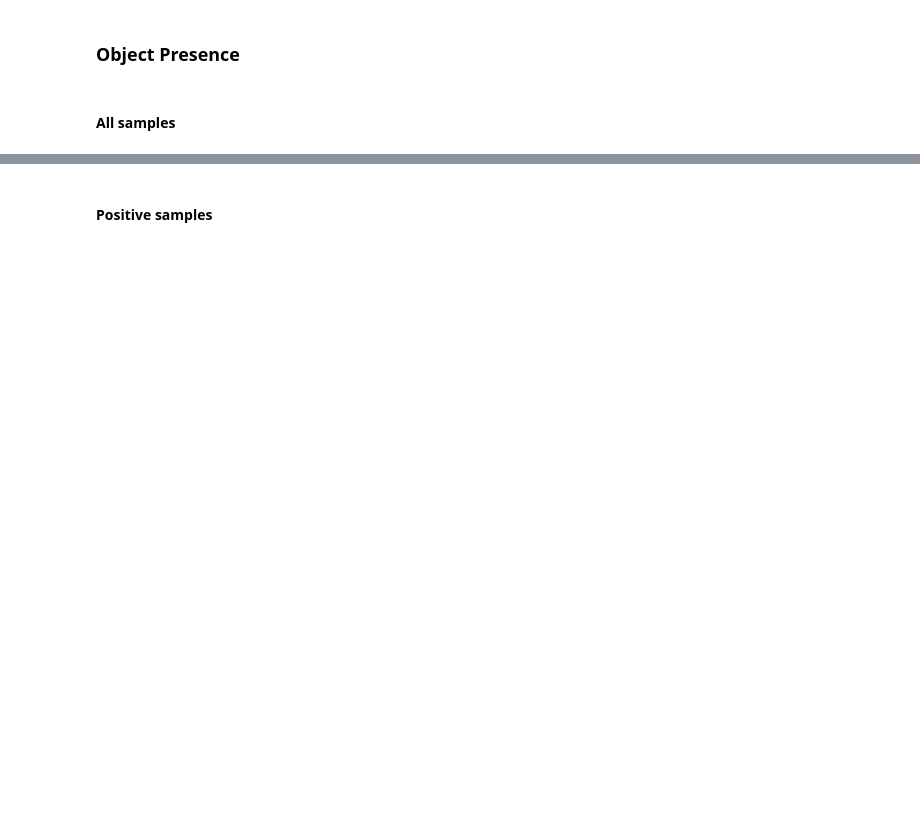
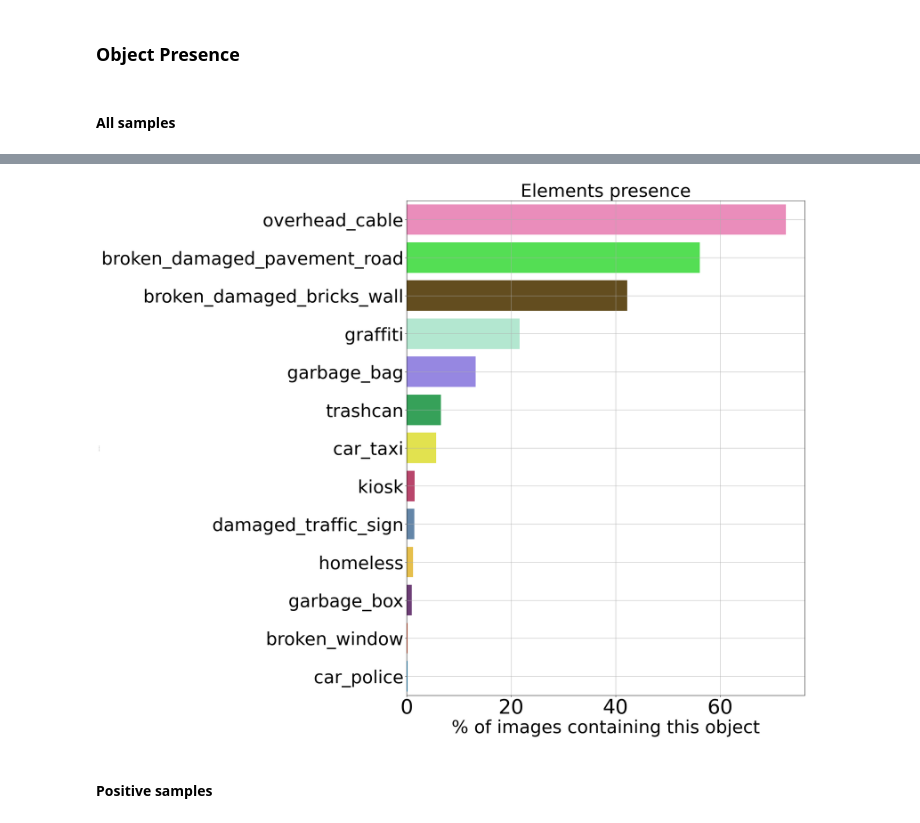
Before and after one commit to Famveer/UrbanPD4k, a Jupyter notebook: notebooks/Data/UPD4k/Create_UPD4k.ipynb, the cells around one changed output, grey strips where cells are left out. Saved outputs shown, nothing was run; the diff lists cells and outputs as text; code cells hidden in the pictures; blank space fills up the shorter version.

```diff
--- a/notebooks/Data/UPD4k/Create_UPD4k.ipynb
+++ b/notebooks/Data/UPD4k/Create_UPD4k.ipynb
@@ -59,0 +54,8 @@ objects_df
+# %%
+from py.datasets.segmentation import UPD4KDataset
+
+uss = UPD4KDataset(data_path=UPD4K_DIR)
+uss.load(dataset=cfg.SEG_DATASET, data_path=SEG_DATASET_DIR)
+# %%
+objects_df = uss.get_urban_street_categories(by_groups=False)
+objects_df
@@ -60,3 +76,8 @@ objects_df
+# %%
+from py.datasets.segmentation import MaskProcessor, FeatureProcessor
+
+mask_processor = MaskProcessor()
+feature_processor = FeatureProcessor()
 # %% [markdown]
 ### Merging masks
 # %%
@@ -105,10 +126,10 @@ for idx, current_city in enumerate(["Rio De Janeiro"]):
                                     .open(f'{current_city}/SegmentationClass/{current_id}.png')
                                 ).convert("RGB")
 
-                colors_tuple = uss.calculate_unique_colors(manual_img_seg, to_tuple=True)
+                colors_tuple = mask_processor.calculate_unique_colors(manual_img_seg, to_tuple=True)
 
                 # Calculate manual masks ratios
-                manual_masks = uss.convert_mask_to_matrix(manual_img_seg, colors_tuple, objects_df)
+                manual_masks = mask_processor.convert_mask_to_matrix(manual_img_seg, colors_tuple, objects_df)
 
                 # Calculate real masks ratios
                 model_masks = joblib.load(glob.glob(f'{SEGMENT_DIR}/{current_city}/masks/{current_id}.pkl')[0])
@@ -116,12 +137,12 @@ for idx, current_city in enumerate(["Rio De Janeiro"]):
                 # merging masks
                 merged_masks = np.where(manual_masks != 0, manual_masks, model_masks)
                 joblib.dump(merged_masks, f"{OUT_DIR}/masks/{current_id}.pkl")
-                ratio_df = uss.calculate_pixel_ratios(merged_masks, objects_df)
+                ratio_df = mask_processor.calculate_pixel_ratios(merged_masks, objects_df)
                 ratio_df.to_csv(f"{OUT_DIR}/ratios/{current_id}.csv", sep=";", index=False)
 
                 # merging both images
                 ade20k_img_seg = Image.open(glob.glob(f'{SEGMENT_DIR}/{current_city}/segmented_images/{current_id}.png')[0]).convert("RGB")
-                merged_img_seg = uss.merge_segmentations(ade20k_img_seg, manual_img_seg)
+                merged_img_seg = mask_processor.merge_masks(ade20k_img_seg, manual_img_seg)
                 merged_image = Image.fromarray(merged_img_seg)
                 merged_image.save(f"{OUT_DIR}/segmented_images/{current_id}.png")
 
@@ -155,7 +176,7 @@ for idx, current_city in enumerate(["Rio De Janeiro"]):
                 ratio_df = pd.read_csv(f'{SEGMENT_DIR}/{current_city}/ratios/{current_id}.csv', sep=";", low_memory=False)
 
         # merge segmentations
-        df_pivot = uss.parse_ratios(current_id, ratio_df)
+        df_pivot = mask_processor.parse_ratios(current_id, ratio_df)
         df_pivot["seg_image_path"] = f"{current_city}/segmented_images/{current_id}.png"
         df_pivot["seg_overlay_image_path"] = f"{current_city}/segmented_images_overlay/{current_id}.png"
         df_pivot["mask_path"] = f"{current_city}/masks/{current_id}.pkl"
@@ -201,7 +314,9 @@ manual_segmentation_df.info()
 # %%
-feature_presence = uss.features_presence(manual_segmentation_df.iloc[:, 17:])
+feature_presence = feature_processor.calculate_features_presence(manual_segmentation_df.iloc[:, 17:])
 feature_presence[0] = feature_presence[0]*100
-uss.print_object_present(feature_presence, fig_size=(16,20))
+feature_processor.plot_presences(feature_presence, palette=uss.get_color_dict(by_name=True), fig_size=(16,20))
+# %% [output]
+[figure, added]
 # %% [markdown]
 #### Positive samples
 # %%
```
Also changed, not shown: parts of 19 cells of this notebook, 17 other files.
